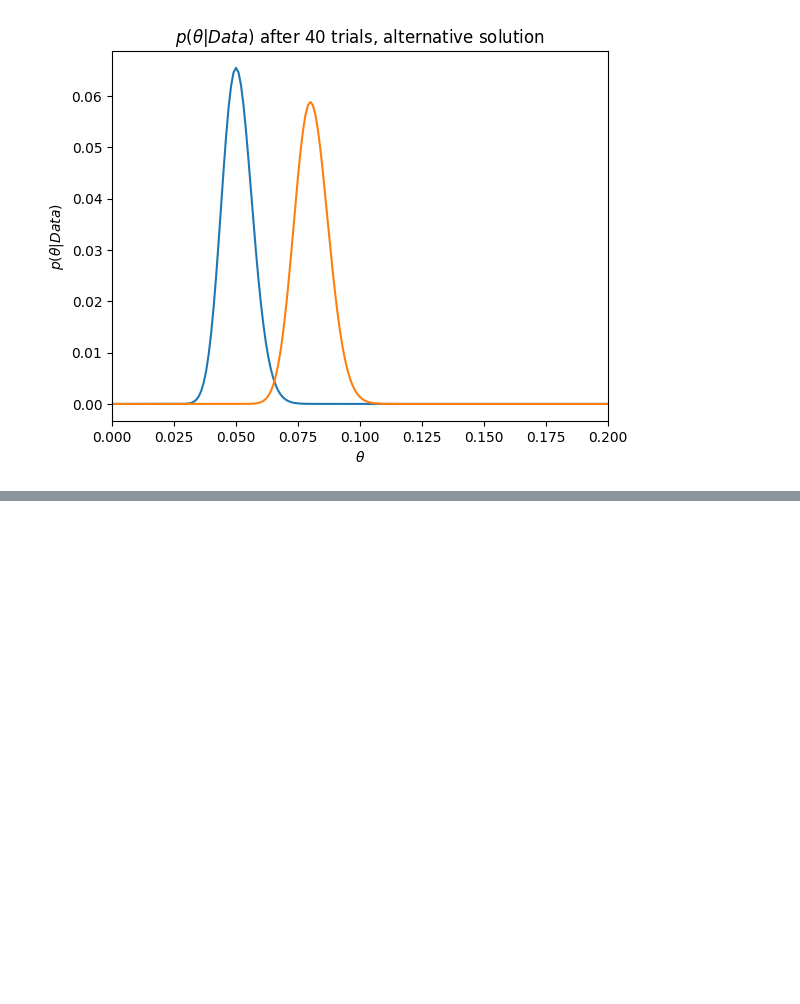
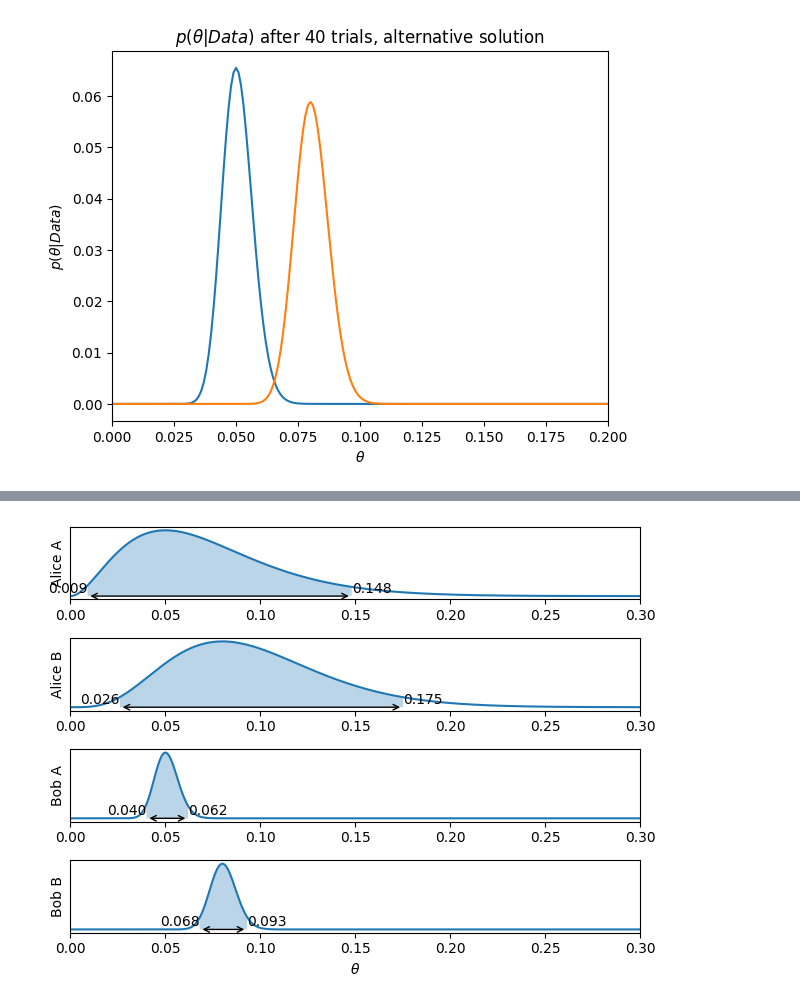
Before and after one commit to morinota/TIL, a Jupyter notebook: machine_learning/bandit_algorithms/ウェブ最適化で始める機械学習/chaper_1.ipynb, the cells around one changed output, grey strips where cells are left out. Drawn from its saved outputs; the diff is of its cells as text; code cells hidden in the pictures; blank space fills up the shorter version.

```diff
--- a/machine_learning/bandit_algorithms/ウェブ最適化で始める機械学習/chaper_1.ipynb
+++ b/machine_learning/bandit_algorithms/ウェブ最適化で始める機械学習/chaper_1.ipynb
@@ -117,0 +237,56 @@ Text(0.5, 1.0, '$p(\\theta|Data)$ after 40 trials, alternative solution')
+# %%
+def plot_hdi(ps: np.ndarray, thetas: np.ndarray, label: str):
+    hmv_thethas = calc_highest_mass_values(thetas, ps)
+    is_included_HDI_list = (hmv_thethas.min() <= thetas) & (thetas <= hmv_thethas.max())
+    plt.plot(thetas, ps)
+    plt.fill_between(
+        thetas[is_included_HDI_list],
+        ps[is_included_HDI_list],
+        0,
+        alpha=0.3,
+    )
+    plt.annotate(
+        "",
+        xy=(hmv_thethas.min(), 0),  # 矢印の始点
+        xytext=(hmv_thethas.max(), 0),  # 矢印の終点
+        # 矢印のスタイル
+        arrowprops=dict(color="black", arrowstyle="<->"),
+    )
+    plt.annotate(
+        "%.3f" % hmv_thethas.min(),
+        xy=(hmv_thethas.min(), 0),
+        ha="right",
+        va="bottom",
+    )
+    plt.annotate(
+        "%.3f" % hmv_thethas.max(),
+        xy=(hmv_thethas.max(), 0),
+        ha="left",
+        va="bottom",
+    )
+    plt.xlim(0.0, 0.3)
+    plt.ylabel(label)
+    plt.yticks([])
+
+
+plt.subplot(4, 1, 1)
+alice_a = calc_posterior(2, 40)
+plot_hdi(alice_a, thetas, "Alice A")
+
+plt.subplot(4, 1, 2)
+alice_b = calc_posterior(4, 50)
+plot_hdi(alice_b, thetas, "Alice B")
+
+plt.subplot(4, 1, 3)
+bob_a = calc_posterior(64, 1280)
+plot_hdi(bob_a, thetas, "Bob A")
+
+plt.subplot(4, 1, 4)
+bob_b = calc_posterior(128, 1600)
+plot_hdi(bob_b, thetas, "Bob B")
+
+plt.xlabel(r"$\theta$")
+plt.tight_layout()
+plt.show()
+# %% [output]
+[figure, added]
```
Also changed, not shown: parts of 6 cells of this notebook, 2 other files.
